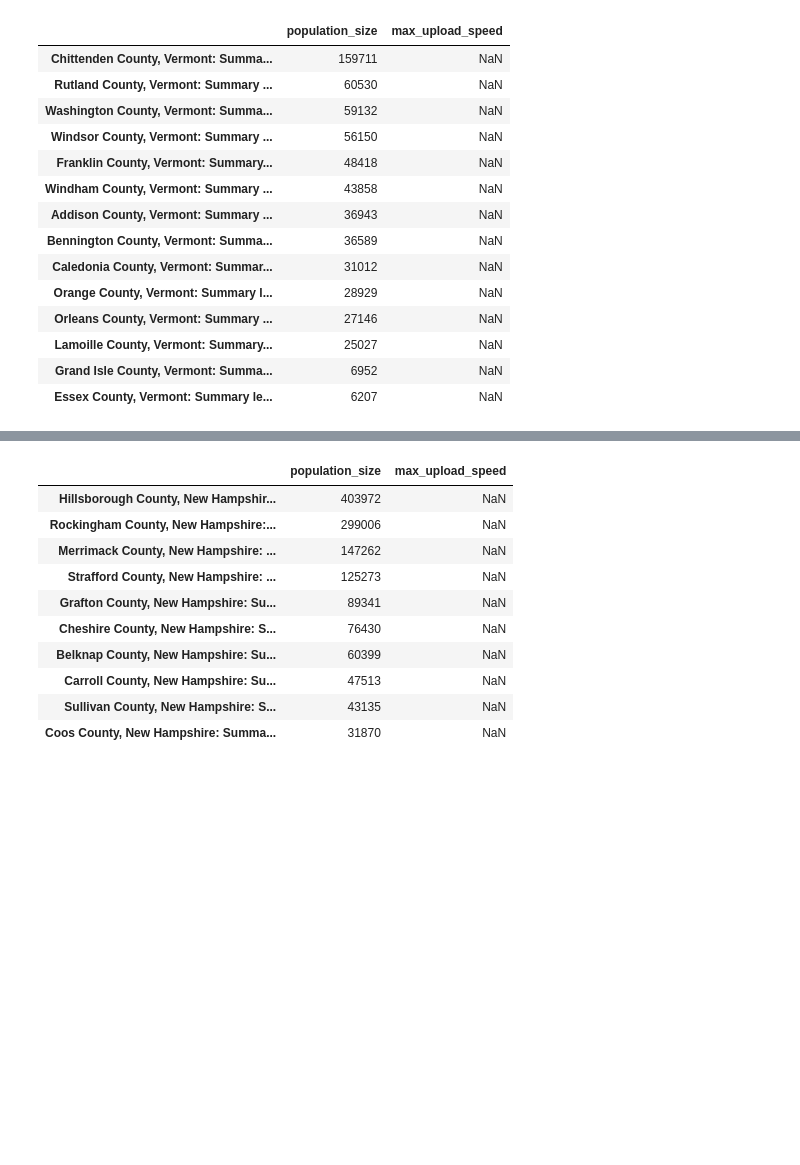
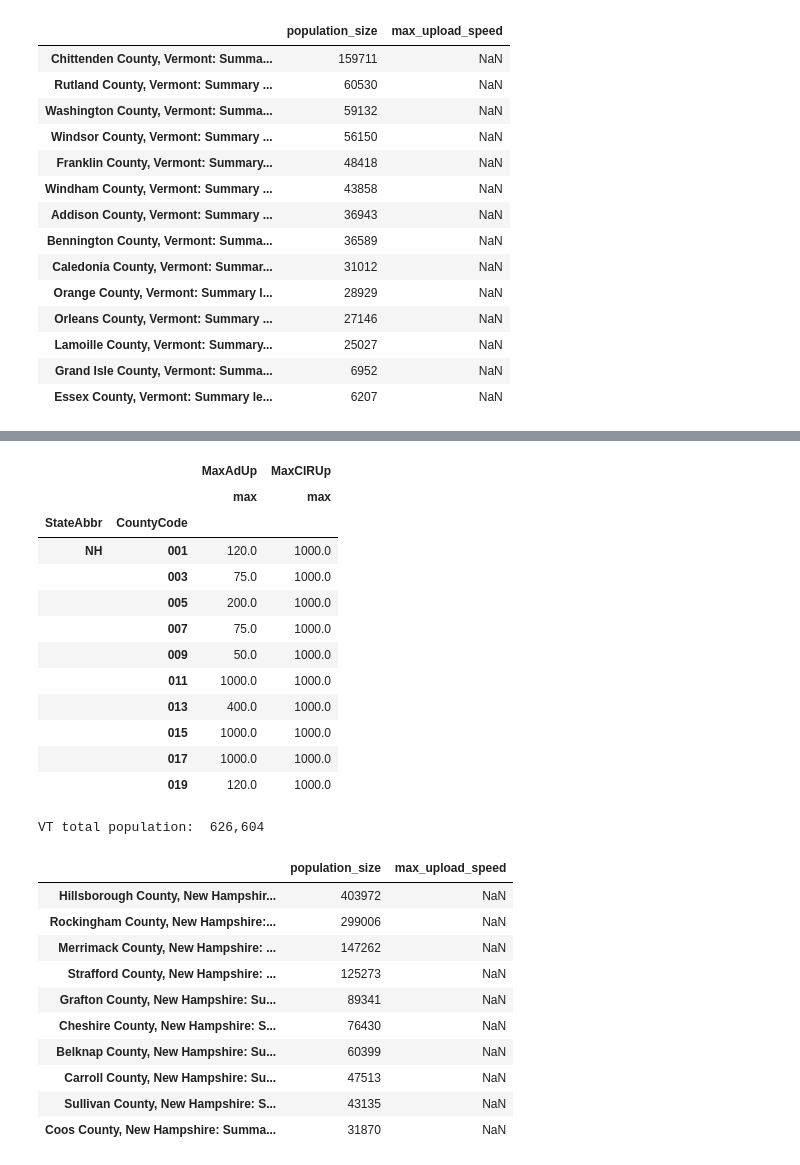
Before and after one commit to carterstowell/play, a Jupyter notebook: broadband-by-county.ipynb, the cells around one changed output, grey strips where cells are left out. Cells and saved outputs as stored; diff of their text form; code cells hidden in the pictures; blank space fills up the shorter version.

```diff
--- a/broadband-by-county.ipynb
+++ b/broadband-by-county.ipynb
@@ -78,3 +198,25 @@ vtco.population_size.sum()  # total of counties
+# %%
+nh_uploads   # MaxAdUp typically lower than MaxCIRUp
+# %% [output]
+|  |  | MaxAdUp | MaxCIRUp |
+|  |  | max | max |
+| StateAbbr | CountyCode |  |  |
+| NH | 001 | 120.0 | 1000.0 |
+|  | 003 | 75.0 | 1000.0 |
+|  | 005 | 200.0 | 1000.0 |
+|  | 007 | 75.0 | 1000.0 |
+|  | 009 | 50.0 | 1000.0 |
+|  | 011 | 1000.0 | 1000.0 |
+|  | 013 | 400.0 | 1000.0 |
+|  | 015 | 1000.0 | 1000.0 |
+|  | 017 | 1000.0 | 1000.0 |
+|  | 019 | 120.0 | 1000.0 |
+# %%
+# Total population as sum of counties
+vt_totalpop = vtco.population_size.sum()  # total of counties
+print('VT total population: ', format(vt_totalpop, ','))
+# %% [output]
+VT total population:  626,604
 # %%
 # Same as VT above, with location data abstracted to a variable, moving toward reusable code.
 
```
Also changed, not shown: parts of 21 cells of this notebook.
